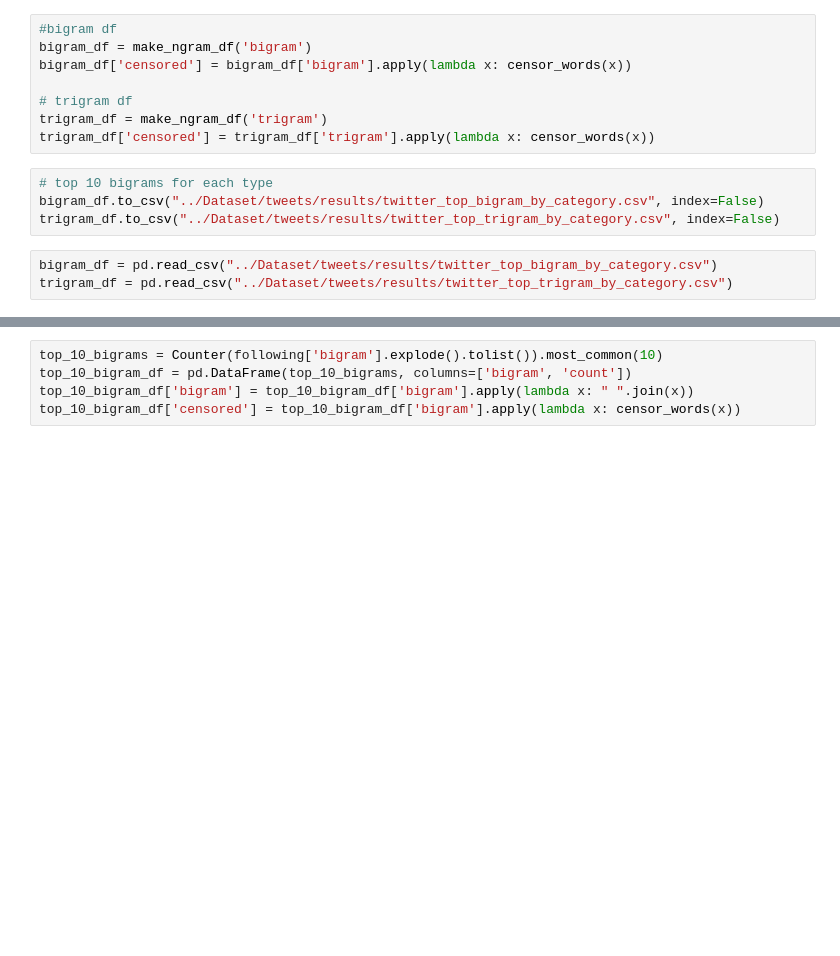
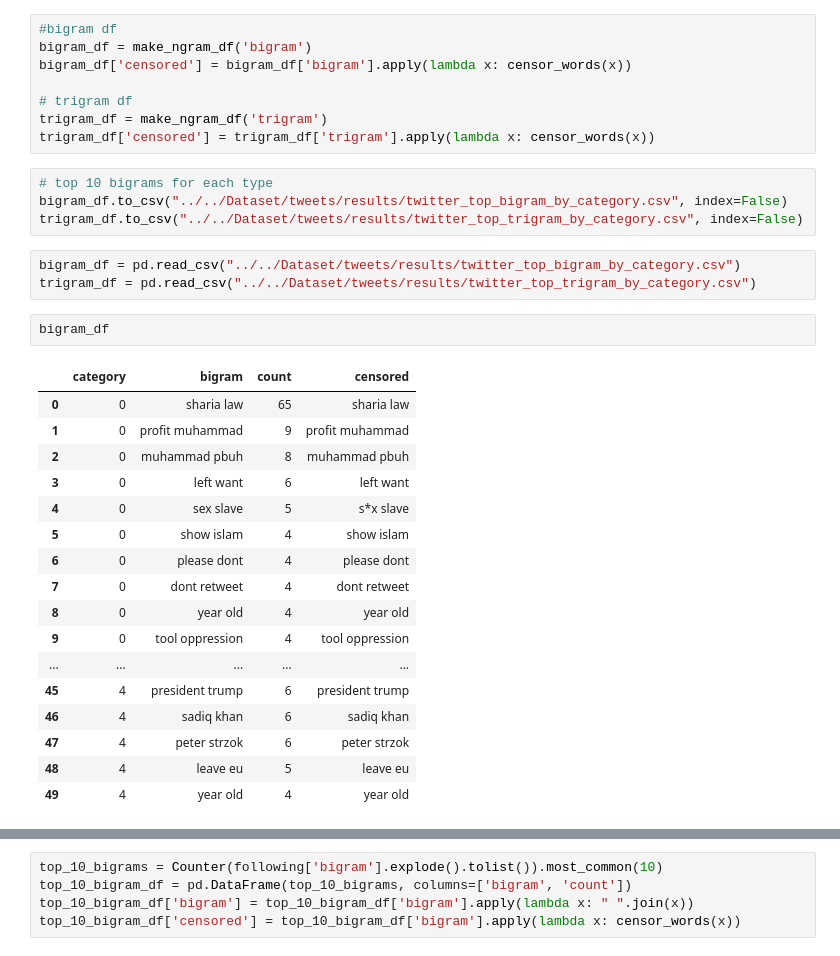
Before and after one commit to pinglainstitute/LLM-reviewtransformation, a Jupyter notebook: Notebooks/Twitter/twitter_analysis.ipynb, the cells around one changed output, grey strips where cells are left out. Saved outputs shown, nothing was run; the diff lists cells and outputs as text; blank space fills up the shorter version.

```diff
--- a/Notebooks/twitter_analysis.ipynb
+++ b/Notebooks/Twitter/twitter_analysis.ipynb
@@ -183,8 +179,28 @@ trigram_df = make_ngram_df('trigram')
 trigram_df['censored'] = trigram_df['trigram'].apply(lambda x: censor_words(x))
 # %%
 # top 10 bigrams for each type
-bigram_df.to_csv("../Dataset/tweets/results/twitter_top_bigram_by_category.csv", index=False)
-trigram_df.to_csv("../Dataset/tweets/results/twitter_top_trigram_by_category.csv", index=False)
+bigram_df.to_csv("../../Dataset/tweets/results/twitter_top_bigram_by_category.csv", index=False)
+trigram_df.to_csv("../../Dataset/tweets/results/twitter_top_trigram_by_category.csv", index=False)
 # %%
-bigram_df = pd.read_csv("../Dataset/tweets/results/twitter_top_bigram_by_category.csv")
-trigram_df = pd.read_csv("../Dataset/tweets/results/twitter_top_trigram_by_category.csv")
+bigram_df = pd.read_csv("../../Dataset/tweets/results/twitter_top_bigram_by_category.csv")
+trigram_df = pd.read_csv("../../Dataset/tweets/results/twitter_top_trigram_by_category.csv")
+# %%
+bigram_df
+# %% [output]
+|  | category | bigram | count | censored |
+| 0 | 0 | sharia law | 65 | sharia law |
+| 1 | 0 | profit muhammad | 9 | profit muhammad |
+| 2 | 0 | muhammad pbuh | 8 | muhammad pbuh |
+| 3 | 0 | left want | 6 | left want |
+| 4 | 0 | sex slave | 5 | s*x slave |
+| 5 | 0 | show islam | 4 | show islam |
+| 6 | 0 | please dont | 4 | please dont |
+| 7 | 0 | dont retweet | 4 | dont retweet |
+| 8 | 0 | year old | 4 | year old |
+| 9 | 0 | tool oppression | 4 | tool oppression |
+| ... | ... | ... | ... | ... |
+| 45 | 4 | president trump | 6 | president trump |
+| 46 | 4 | sadiq khan | 6 | sadiq khan |
+| 47 | 4 | peter strzok | 6 | peter strzok |
+| 48 | 4 | leave eu | 5 | leave eu |
+| 49 | 4 | year old | 4 | year old |
```
Also changed, not shown: parts of 12 cells of this notebook, 39 other files.
